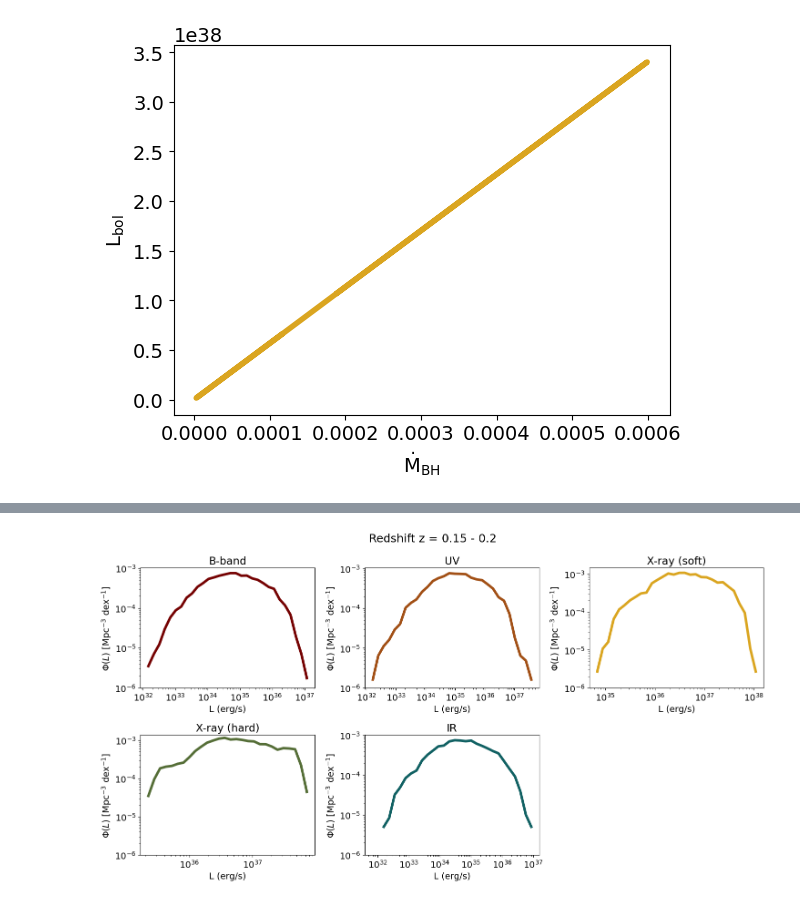
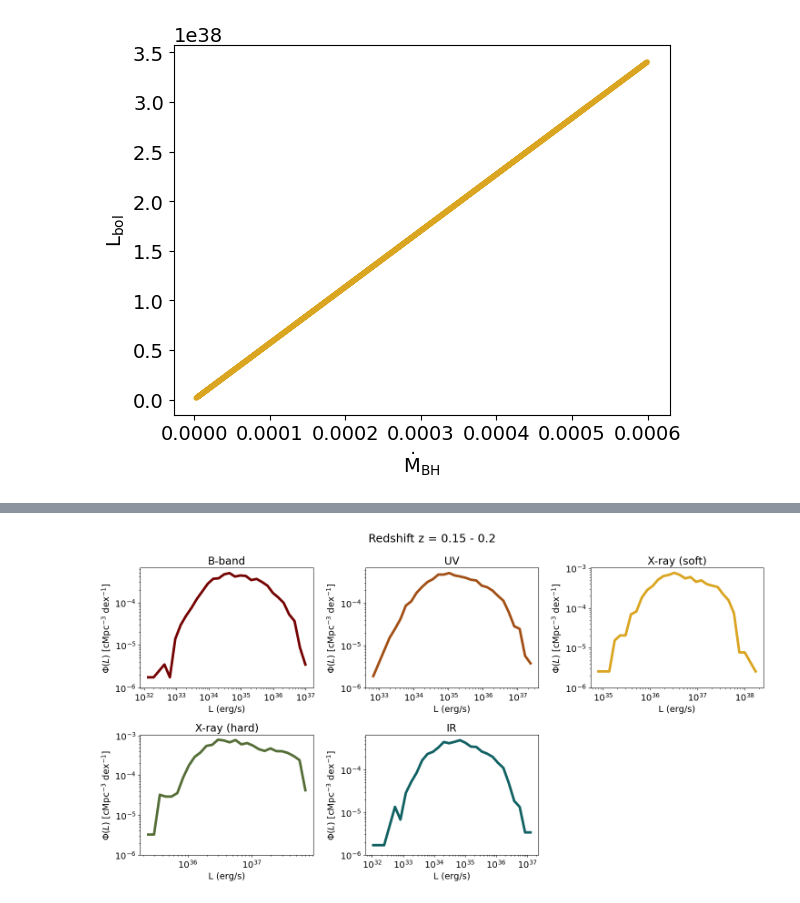
Before and after one commit to sophie-newman/cca-predoc, a Jupyter notebook: bolometric_corrections.ipynb, the cells around one changed output, grey strips where cells are left out. Drawn from its saved outputs; the diff is of its cells as text; code cells hidden in the pictures.

```diff
--- a/bolometric_corrections.ipynb
+++ b/bolometric_corrections.ipynb
@@ -29,6 +29,7 @@ mdot = []
 z = []
 max_pos = []
 mstar = []
+mhalo = []
 
 with h5py.File(f'{sam_dir}/volume.hdf5', 'r') as file:
     for subvol in subvolumes:
@@ -36,6 +37,7 @@ with h5py.File(f'{sam_dir}/volume.hdf5', 'r') as file:
         mdot_subvol = file[f'{subvol}/Galprop/GalpropMaccdot_bright'][:]
         z_subvol = file[f'{subvol}/Galprop/GalpropRedshift'][:]
         mstar_subvol = file[f'{subvol}/Galprop/GalpropMstar'][:] * 1e9
+        mhalo_subvol = file[f'{subvol}/Galprop/GalpropMhalo'][:] * 1e9
 
         # Get maximum size of subvolume
         pos_subvol = file[f'{subvol}/Galprop/GalpropPos'][:] # cMpc
@@ -46,18 +48,22 @@ with h5py.File(f'{sam_dir}/volume.hdf5', 'r') as file:
         z.append(z_subvol)
         max_pos.append(max_pos_subvol)
         mstar.append(mstar_subvol)
+        mhalo.append(mhalo_subvol)
 
 # Combine data from all subvolumes into single arrays
 mdot = np.concatenate(mdot)
 z = np.concatenate(z)
 mstar = np.concatenate(mstar)
+mhalo = np.concatenate(mhalo)
 
 print('Mstar range before cut:', min(mstar), '-', max(mstar))
 print("Total number of galaxies before cut:", mdot.size)
 
+print(len(mstar), len(mhalo))
+
 # Apply mass cut
-m_min = 1e9
-mask = mstar > m_min
+m_min = 10**11.5
+mask = mhalo > m_min
 
 mdot = mdot[mask]
 z = z[mask]
@@ -162,3 +213,19 @@ plt.xlabel(r"$\rm \dot{M}_{BH}$")
 # %% [output]
 Text(0.5, 0, '$\\rm \\dot{M}_{BH}$')
 [figure]
+# %%
+# Plot stellar mass - halo mass relation
+
+mstar = np.array(mstar)
+
+# Convert to log10 for plotting, selecting same z range as before
+logMhalo = np.log10(mhalo[(z >= zmin) & (z <= zmax)])
+logMstar = np.log10(mstar[(z >= zmin) & (z <= zmax)])
+
+plt.figure(figsize=(7,6))
+plt.hexbin(logMhalo, logMstar/logMhalo, gridsize=80, bins='log', cmap='viridis')
+
+plt.colorbar(label="log(N)")
+plt.xlabel(r"$\log_{10}(M_{\rm halo}/M_\odot)$")
+plt.ylabel(r"$\log_{10}(M_{\star}/M_{\rm halo})$")
+plt.title("Stellar Mass – Halo Mass Relation")
@@ -291,12 +455,17 @@ def plot_all_band_lfs(L_bol_array, survey_volume, nbins=12):
         # Compute luminosity function (assumes this function is defined)
         logL_centers, phi, phi_err, counts = luminosity_function(L_vals, survey_volume, nbins=nbins)
 
+        # Only plot bins with counts >= threshold
+        threshold = 1
+        mask = counts >= threshold
+
         ax = axes[i]
-        ax.plot(10**logL_centers, phi, color=band_colors[band], lw=4, ls='-')
+        ax.plot(10**logL_centers[mask], phi[mask], color=band_colors[band], lw=4, ls='-')
+
         ax.set_xscale("log")
         ax.set_yscale("log")
         ax.set_xlabel("L (erg/s)")
-        ax.set_ylabel(r"$\Phi(L)$ [Mpc$^{-3}$ dex$^{-1}$]")
+        ax.set_ylabel(r"$\Phi(L)$ [cMpc$^{-3}$ dex$^{-1}$]")
         ax.set_title(band)
         ax.set_ylim(bottom=1e-6)
 
@@ -310,8 +479,8 @@ def plot_all_band_lfs(L_bol_array, survey_volume, nbins=12):
     plt.show()
 # %%
 # This needs replacing with the actual volumes
-vmax_array = np.full(len(L_bol), 100**3)
+vmax_array = np.full(len(L_bol), 150**3)
 
 plot_all_band_lfs(L_bol, 150**3, nbins=30)
 # %% [output]
-[figure, old version]
+[figure, new version]
```
Also changed, not shown: parts of 12 cells of this notebook.
